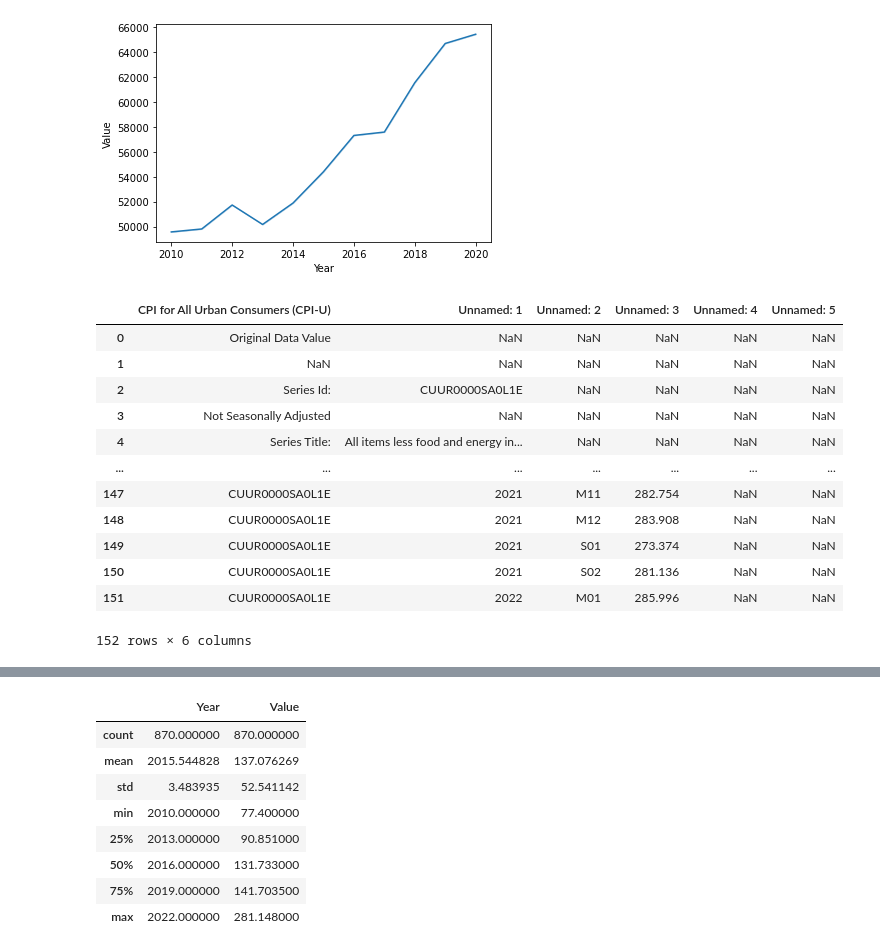
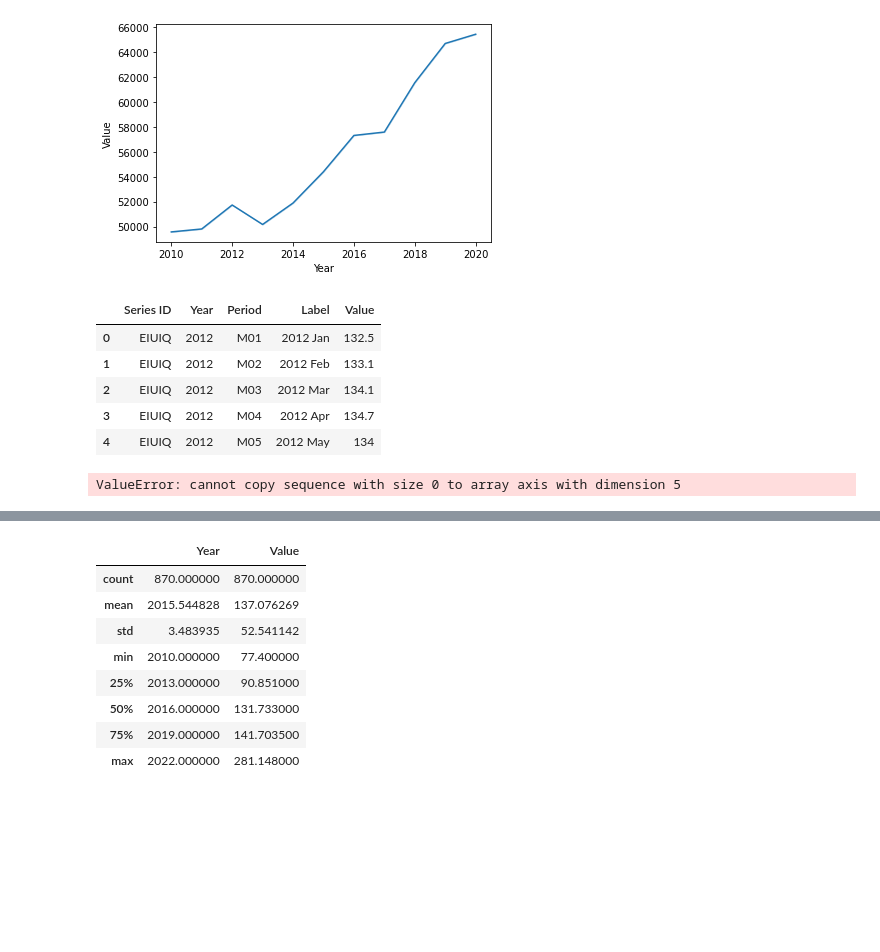
Before and after one commit to techthumb1/bls_project, a Jupyter notebook: notebooks/bls_data_tool.ipynb, the cells around one changed output, grey strips where cells are left out. Saved outputs shown, nothing was run; the diff lists cells and outputs as text; code cells hidden in the pictures; blank space fills up the shorter version.

Commit message:
adding more data to notebook and creating tree model

```diff
--- a/notebooks/bls_data_tool.ipynb
+++ b/notebooks/bls_data_tool.ipynb
@@ -247,19 +251,3 @@ wages_age.head()
 sns.lineplot(wages_age['Year'], wages_age['Value']);
 # %% [output]
 [figure]
-# %%
-cpi
-# %% [output]
-|  | CPI for All Urban Consumers (CPI-U) | Unnamed: 1 | Unnamed: 2 | Unnamed: 3 | Unnamed: 4 | Unnamed: 5 |
-| 0 | Original Data Value | NaN | NaN | NaN | NaN | NaN |
-| 1 | NaN | NaN | NaN | NaN | NaN | NaN |
-| 2 | Series Id: | CUUR0000SA0L1E | NaN | NaN | NaN | NaN |
-| 3 | Not Seasonally Adjusted | NaN | NaN | NaN | NaN | NaN |
-| 4 | Series Title: | All items less food and energy in... | NaN | NaN | NaN | NaN |
-| ... | ... | ... | ... | ... | ... | ... |
-| 147 | CUUR0000SA0L1E | 2021 | M11 | 282.754 | NaN | NaN |
-| 148 | CUUR0000SA0L1E | 2021 | M12 | 283.908 | NaN | NaN |
-| 149 | CUUR0000SA0L1E | 2021 | S01 | 273.374 | NaN | NaN |
-| 150 | CUUR0000SA0L1E | 2021 | S02 | 281.136 | NaN | NaN |
-| 151 | CUUR0000SA0L1E | 2022 | M01 | 285.996 | NaN | NaN |
-152 rows × 6 columns
@@ -265,0 +270,17 @@ cpi
+# %%
+#print(merged_bls.shape)
+merged_bls=merged_bls.head().T
+merged_bls
+# %% [output]
+|  | Series ID | Year | Period | Label | Value |
+| 0 | EIUIQ | 2012 | M01 | 2012 Jan | 132.5 |
+| 1 | EIUIQ | 2012 | M02 | 2012 Feb | 133.1 |
+| 2 | EIUIQ | 2012 | M03 | 2012 Mar | 134.1 |
+| 3 | EIUIQ | 2012 | M04 | 2012 Apr | 134.7 |
+| 4 | EIUIQ | 2012 | M05 | 2012 May | 134 |
+# %%
+# Rename headers
+bls_clean = merged_bls.drop(merged_bls[:0], axis=0)
+bls_clean
+# %% [output]
+ValueError: cannot copy sequence with size 0 to array axis with dimension 5
```
Also changed, not shown: parts of 13 cells of this notebook, 3 other files.
